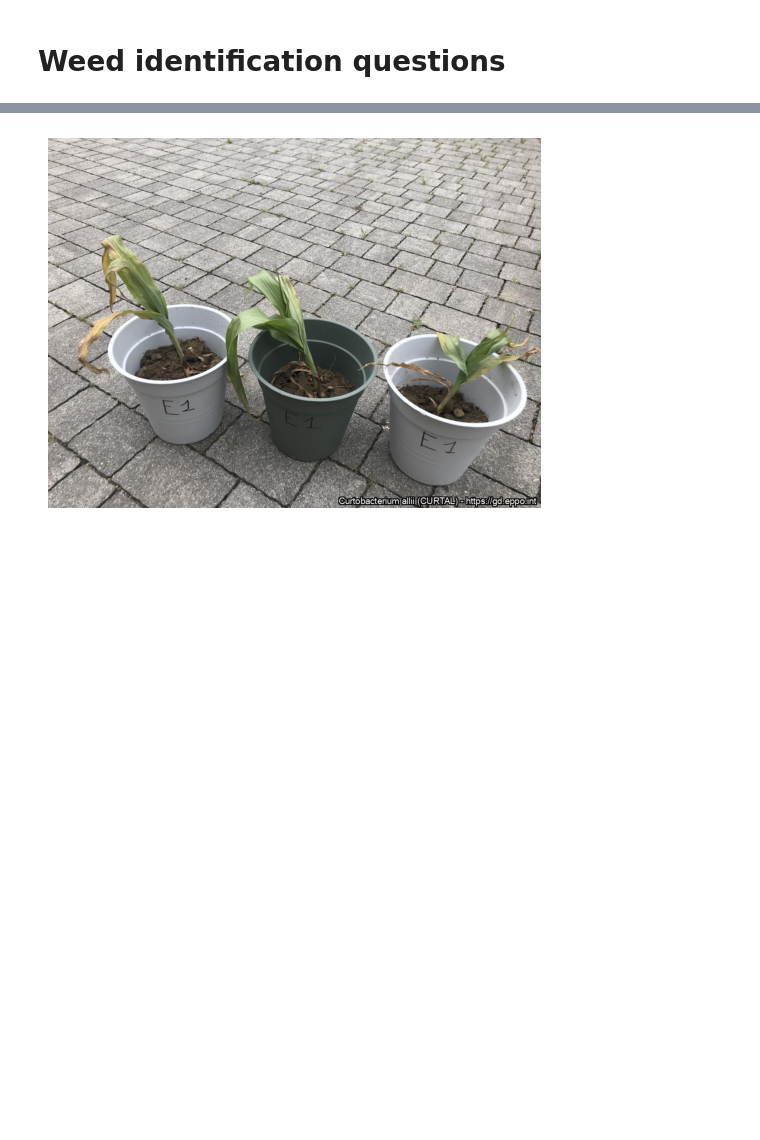
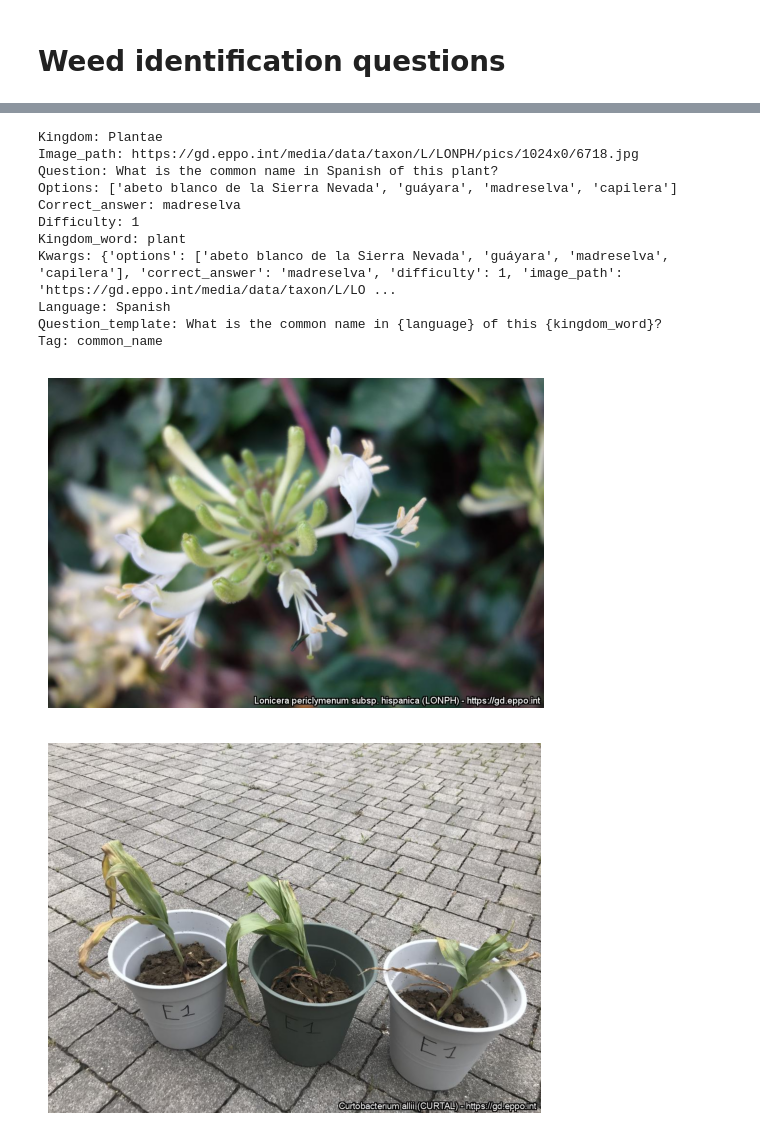
Before and after one commit to deepplants/AgriBench, a Jupyter notebook: identification.ipynb, the cells around one changed output, grey strips where cells are left out. Drawn from its saved outputs; the diff is of its cells as text; code cells hidden in the pictures; blank space fills up the shorter version.

```diff
--- a/identification.ipynb
+++ b/identification.ipynb
@@ -877,3 +871,21 @@ plot_count_histogram(count, 'valid weed identification questions', 'distance (6
+# %%
+for q in questions['Plantae']:
+    if q.language == 'Spanish':
+        print(q)
+        break
+# %% [output]
+Kingdom: Plantae
+Image_path: https://gd.eppo.int/media/data/taxon/L/LONPH/pics/1024x0/6718.jpg
+Question: What is the common name in Spanish of this plant?
+Options: ['abeto blanco de la Sierra Nevada', 'guáyara', 'madreselva', 'capilera']
+Correct_answer: madreselva
+Difficulty: 1
+Kingdom_word: plant
+Kwargs: {'options': ['abeto blanco de la Sierra Nevada', 'guáyara', 'madreselva', 'capilera'], 'correct_answer': 'madreselva', 'difficulty': 1, 'image_path': 'https://gd.eppo.int/media/data/taxon/L/LO ...
+Language: Spanish
+Question_template: What is the common name in {language} of this {kingdom_word}?
+Tag: common_name
+[figure, added]
 # %%
 errors={}
 questions={}
```
Also changed, not shown: parts of 7 cells of this notebook.
